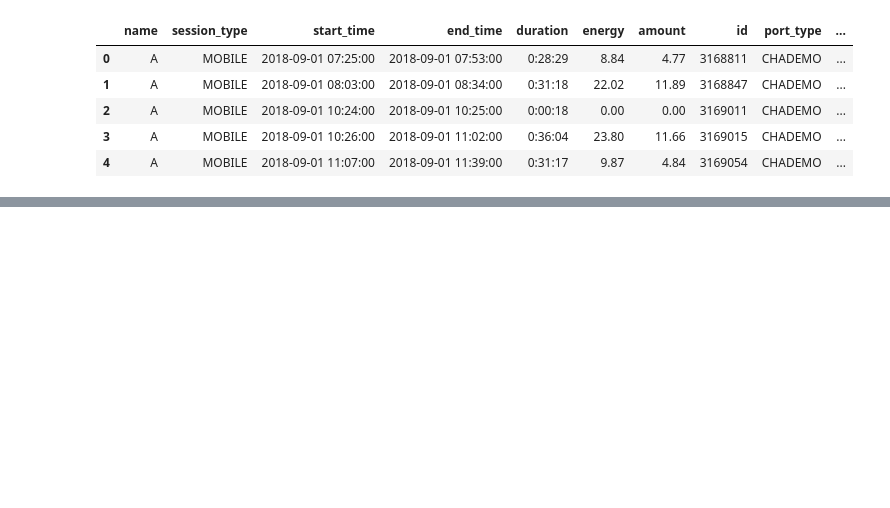
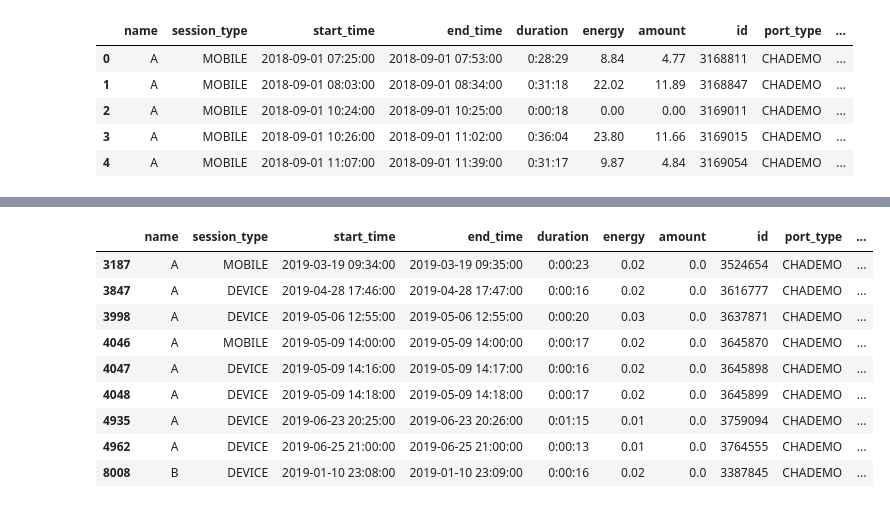
Before and after one commit to HACC2019/garys-best, a Jupyter notebook: eda/eda.ipynb, the cells around one changed output, grey strips where cells are left out. Cells and saved outputs as stored; diff of their text form; code cells hidden in the pictures; blank space fills up the shorter version.

```diff
--- a/eda/eda.ipynb
+++ b/eda/eda.ipynb
@@ -69,0 +184,13 @@ missing = df[(df['energy'] == 0) | (df['amount'] == 0)]
+# %%
+err[np.abs(err['amount'] - err['rounded_calculated_amount']) == 0.01]#[['amount', 'rounded_calculated_amount', 'calculated_amount']]
+# %% [output]
+|  | name | session_type | start_time | end_time | duration | energy | amount | id | port_type | ... |
+| 3187 | A | MOBILE | 2019-03-19 09:34:00 | 2019-03-19 09:35:00 | 0:00:23 | 0.02 | 0.0 | 3524654 | CHADEMO | ... |
+| 3847 | A | DEVICE | 2019-04-28 17:46:00 | 2019-04-28 17:47:00 | 0:00:16 | 0.02 | 0.0 | 3616777 | CHADEMO | ... |
+| 3998 | A | DEVICE | 2019-05-06 12:55:00 | 2019-05-06 12:55:00 | 0:00:20 | 0.03 | 0.0 | 3637871 | CHADEMO | ... |
+| 4046 | A | MOBILE | 2019-05-09 14:00:00 | 2019-05-09 14:00:00 | 0:00:17 | 0.02 | 0.0 | 3645870 | CHADEMO | ... |
+| 4047 | A | DEVICE | 2019-05-09 14:16:00 | 2019-05-09 14:17:00 | 0:00:16 | 0.02 | 0.0 | 3645898 | CHADEMO | ... |
+| 4048 | A | DEVICE | 2019-05-09 14:18:00 | 2019-05-09 14:18:00 | 0:00:17 | 0.02 | 0.0 | 3645899 | CHADEMO | ... |
+| 4935 | A | DEVICE | 2019-06-23 20:25:00 | 2019-06-23 20:26:00 | 0:01:15 | 0.01 | 0.0 | 3759094 | CHADEMO | ... |
+| 4962 | A | DEVICE | 2019-06-25 21:00:00 | 2019-06-25 21:00:00 | 0:00:13 | 0.01 | 0.0 | 3764555 | CHADEMO | ... |
+| 8008 | B | DEVICE | 2019-01-10 23:08:00 | 2019-01-10 23:09:00 | 0:00:16 | 0.02 | 0.0 | 3387845 | CHADEMO | ... |
```
Also changed, not shown: parts of 15 cells of this notebook.
